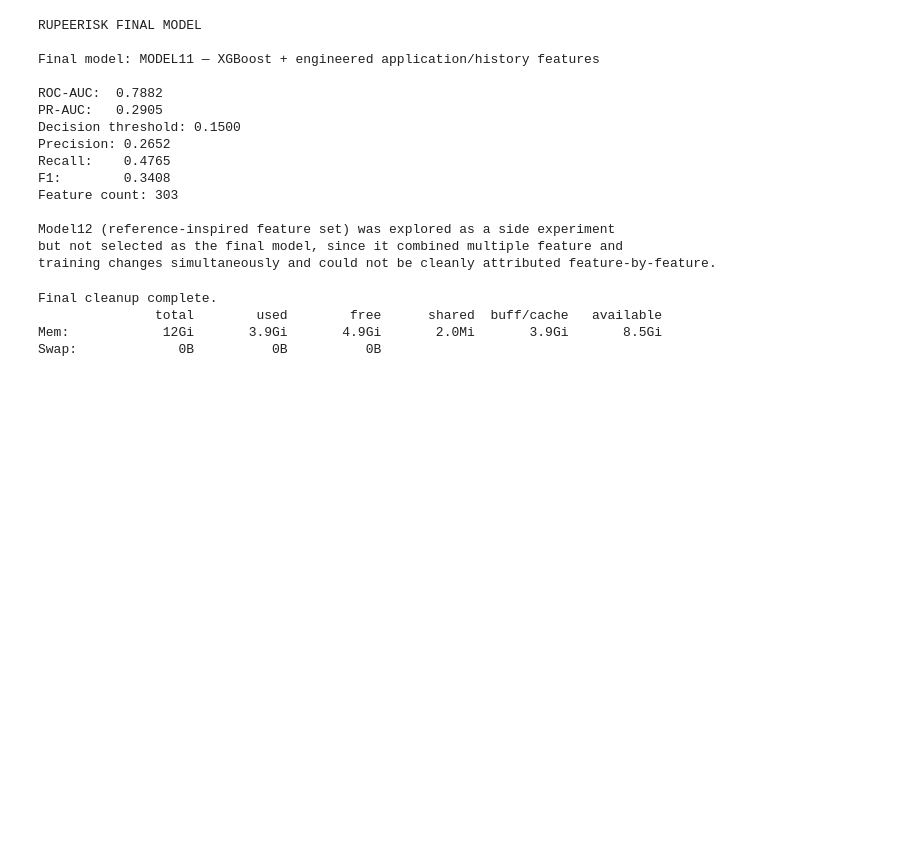
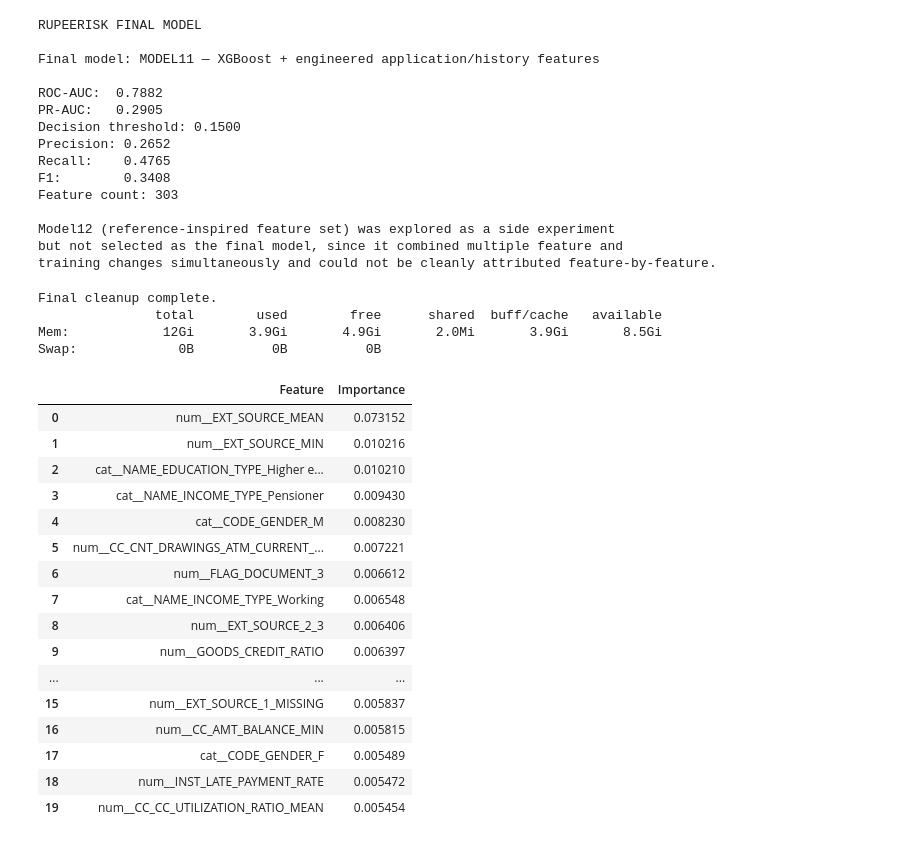
Before and after one commit to ayushhh026/RuppeRisk, a Jupyter notebook: notebooks/MODEL11_Finalization_SHAP_Business_Analysis.ipynb, the cells around one changed output. Saved outputs shown, nothing was run; the diff lists cells and outputs as text; code cells hidden in the pictures; blank space fills up the shorter version.

```diff
--- a/notebooks/MODEL11_Finalization_SHAP_Business_Analysis.ipynb
+++ b/notebooks/MODEL11_Finalization_SHAP_Business_Analysis.ipynb
@@ -376,3 +376,35 @@ Final cleanup complete.
                total        used        free      shared  buff/cache   available
 Mem:            12Gi       3.9Gi       4.9Gi       2.0Mi       3.9Gi       8.5Gi
 Swap:             0B          0B          0B
+# %%
+# XGBoost built-in feature importance
+xgb_importance = pd.DataFrame({
+    "Feature": feature_names,
+    "Importance": model11.feature_importances_
+})
+
+xgb_importance = (
+    xgb_importance
+    .sort_values("Importance", ascending=False)
+    .reset_index(drop=True)
+)
+
+display(xgb_importance.head(20))
+# %% [output]
+|  | Feature | Importance |
+| 0 | num__EXT_SOURCE_MEAN | 0.073152 |
+| 1 | num__EXT_SOURCE_MIN | 0.010216 |
+| 2 | cat__NAME_EDUCATION_TYPE_Higher e... | 0.010210 |
+| 3 | cat__NAME_INCOME_TYPE_Pensioner | 0.009430 |
+| 4 | cat__CODE_GENDER_M | 0.008230 |
+| 5 | num__CC_CNT_DRAWINGS_ATM_CURRENT_... | 0.007221 |
+| 6 | num__FLAG_DOCUMENT_3 | 0.006612 |
+| 7 | cat__NAME_INCOME_TYPE_Working | 0.006548 |
+| 8 | num__EXT_SOURCE_2_3 | 0.006406 |
+| 9 | num__GOODS_CREDIT_RATIO | 0.006397 |
+| ... | ... | ... |
+| 15 | num__EXT_SOURCE_1_MISSING | 0.005837 |
+| 16 | num__CC_AMT_BALANCE_MIN | 0.005815 |
+| 17 | cat__CODE_GENDER_F | 0.005489 |
+| 18 | num__INST_LATE_PAYMENT_RATE | 0.005472 |
+| 19 | num__CC_CC_UTILIZATION_RATIO_MEAN | 0.005454 |
```
Also changed, not shown: parts of 3 cells of this notebook.
